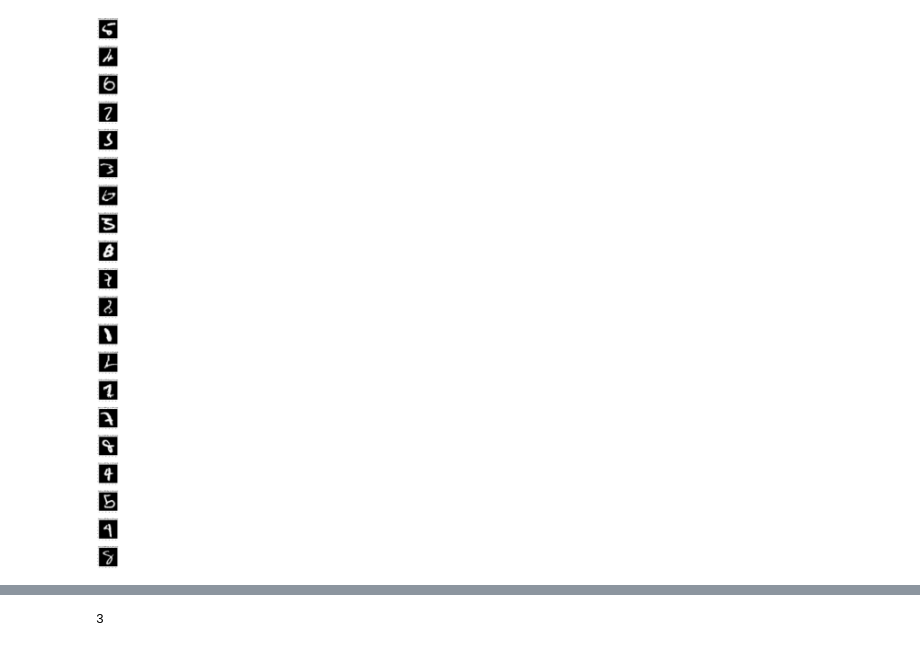
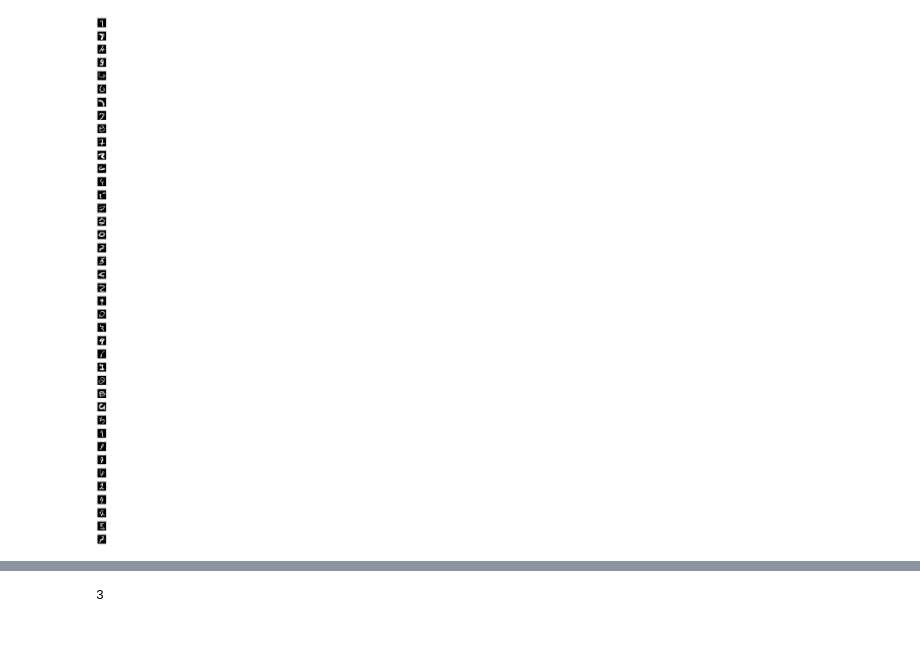
Before and after one commit to liux0229/scratch, a Jupyter notebook: mnist/MNIST.ipynb, the cells around one changed output, grey strips where cells are left out. Cells and saved outputs as stored; diff of their text form; code cells hidden in the pictures.

```diff
--- a/mnist/MNIST.ipynb
+++ b/mnist/MNIST.ipynb
@@ -19,23 +19,23 @@ def getTitle(index, probs, output):
 # %%
 def show_images(images, titles, cols = 1):
     n_images = len(images)
     fig = plt.figure()
     for n, (image, title) in enumerate(zip(images, titles)):
         a = fig.add_subplot(np.ceil(n_images/float(cols)), cols, n + 1)
         plt.imshow(image, cmap='gray')
         a.set_title(title)
     fig.set_size_inches(np.array(fig.get_size_inches()) * n_images)
     plt.show()
 
 evalPath = "../evaluation.out"
 
 with open(path + evalPath, "r") as f:
-    lines = [x for x in f][:20]
+    lines = [x for x in f][40:80]
     images = [eval_images[int(line.split()[0])] for line in lines]
     titles = [getTitle(int(line.split()[0]), line.split()[2:12], int(line.split()[13])) for line in lines]
     show_images(images, titles, 1)
 # %% [output]
-[figure, old version]
+[figure, new version]
 # %%
 import matplotlib.animation as anim
 import json
```
Also changed, not shown: parts of 1 cell of this notebook, 22 other files.
